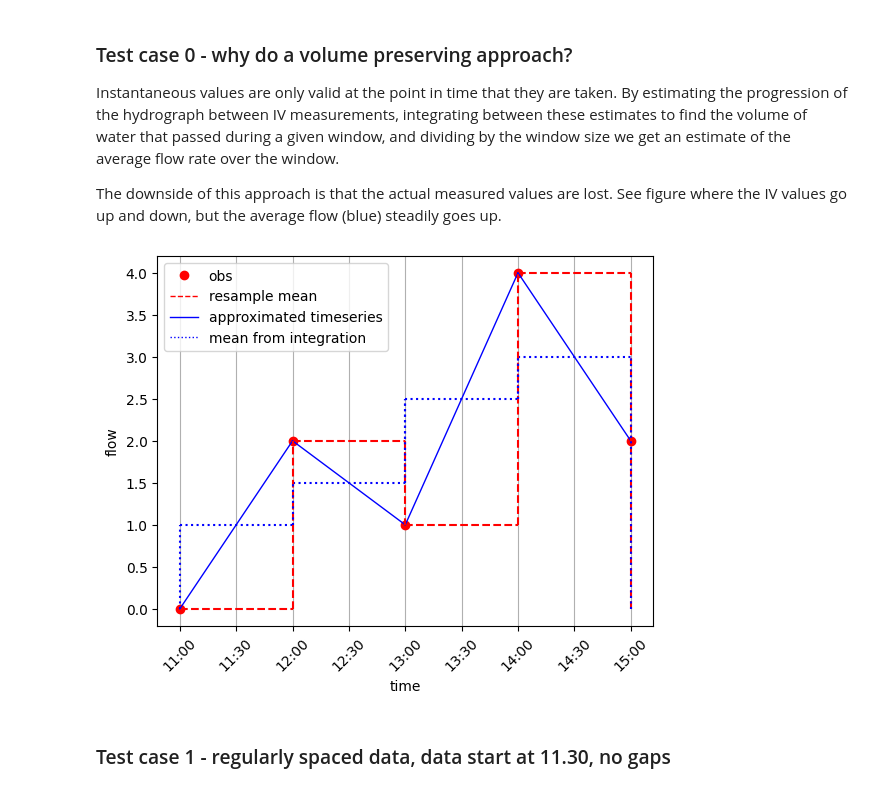
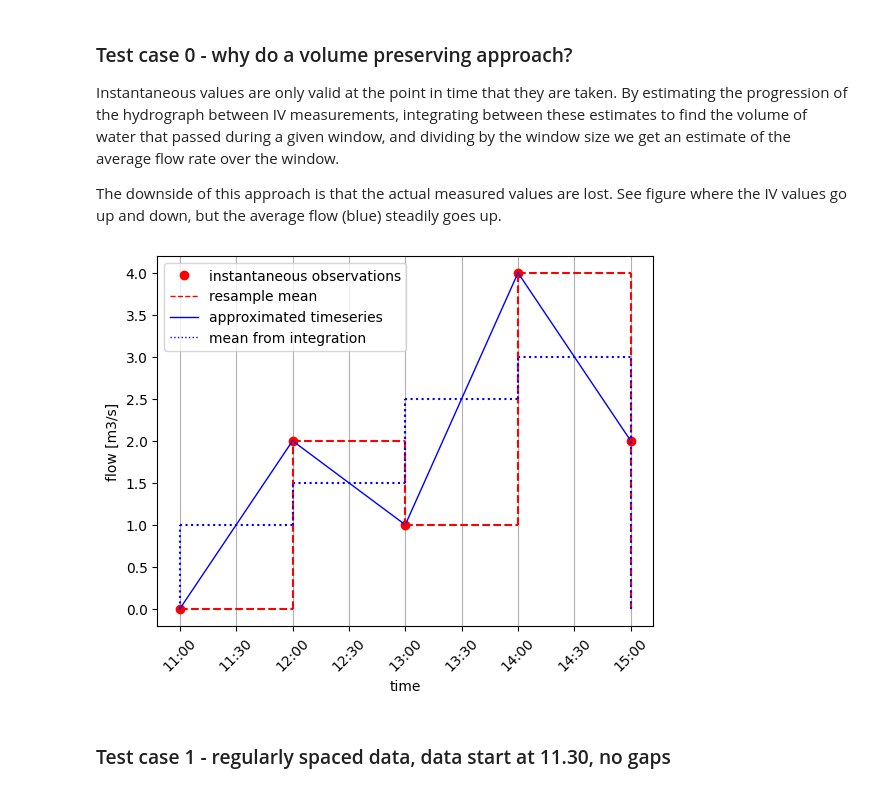
Before and after one commit to CH-Earth/camels_spat, a Jupyter notebook: 6_flow_data/99_resample_code_test_cases.ipynb, the cells around one changed output. Saved outputs shown, nothing was run; the diff lists cells and outputs as text; code cells hidden in the pictures.

```diff
--- a/6_flow_data/99_resample_code_test_cases.ipynb
+++ b/6_flow_data/99_resample_code_test_cases.ipynb
@@ -265,36 +265,37 @@ for ix in range(len(df0)-1):
 for ix in range(len(df0)):
     if ix == 0: # left edge
         plt.plot_date([df0.iloc[ix].name, df0.iloc[ix].name], [0, df0.iloc[ix].resample_mean], fmt='--', color='r')
         plt.plot_date([df0.iloc[ix].name, df0.iloc[ix].name], [0, df0.iloc[ix].integrate_mean], fmt=':', color='b')
     elif ix == len(df0)-1: # right edge
         plt.plot_date([df0.iloc[ix].name, df0.iloc[ix].name], [0, df0.iloc[ix-1].resample_mean], fmt='--', color='r')
         plt.plot_date([df0.iloc[ix].name, df0.iloc[ix].name], [0, df0.iloc[ix-1].integrate_mean], fmt=':', color='b')
     else: # middle sections
         plt.plot_date([df0.iloc[ix].name, df0.iloc[ix].name],
                       [df0.iloc[ix-1].resample_mean, df0.iloc[ix].resample_mean], fmt='--', color='r')
         plt.plot_date([df0.iloc[ix+1].name, df0.iloc[ix+1].name],
                       [df0.iloc[ix].resample_mean, df0.iloc[ix].resample_mean], fmt='--', color='r')
         plt.plot_date([df0.iloc[ix].name, df0.iloc[ix].name],
                       [df0.iloc[ix-1].integrate_mean, df0.iloc[ix].integrate_mean], fmt=':', color='b')
         plt.plot_date([df0.iloc[ix+1].name, df0.iloc[ix+1].name],
                       [df0.iloc[ix].integrate_mean, df0.iloc[ix+1].integrate_mean], fmt=':', color='b')
 
 myFmt = mdates.DateFormatter('%H:%M')
 ax.xaxis.set_major_formatter(myFmt)
 
 ax.grid(axis='x');
 plt.xticks(rotation=45);
 plt.xlabel('time');
-plt.ylabel('flow');
+plt.ylabel('flow [m3/s]');
 
-legend_elements = [Line2D([0], [0], marker='o', markeredgecolor='r',markerfacecolor='r',linestyle='', label='obs'),
+legend_elements = [Line2D([0], [0], marker='o', markeredgecolor='r',markerfacecolor='r',linestyle='',
+                          label='instantaneous observations'),
                    Line2D([0], [0], color='r', linestyle='--', lw=1, label='resample mean'),
                    Line2D([0], [0], color='b', linestyle='-',  lw=1, label='approximated timeseries'),
                    Line2D([0], [0], color='b', linestyle=':', lw=1, label='mean from integration')
                    ]
 plt.legend(handles=legend_elements);
 # %% [output]
-[figure, old version]
+[figure, new version]
 # %% [markdown]
 ### Test case 1 - regularly spaced data, data start at 11.30, no gaps
 # %%
```
